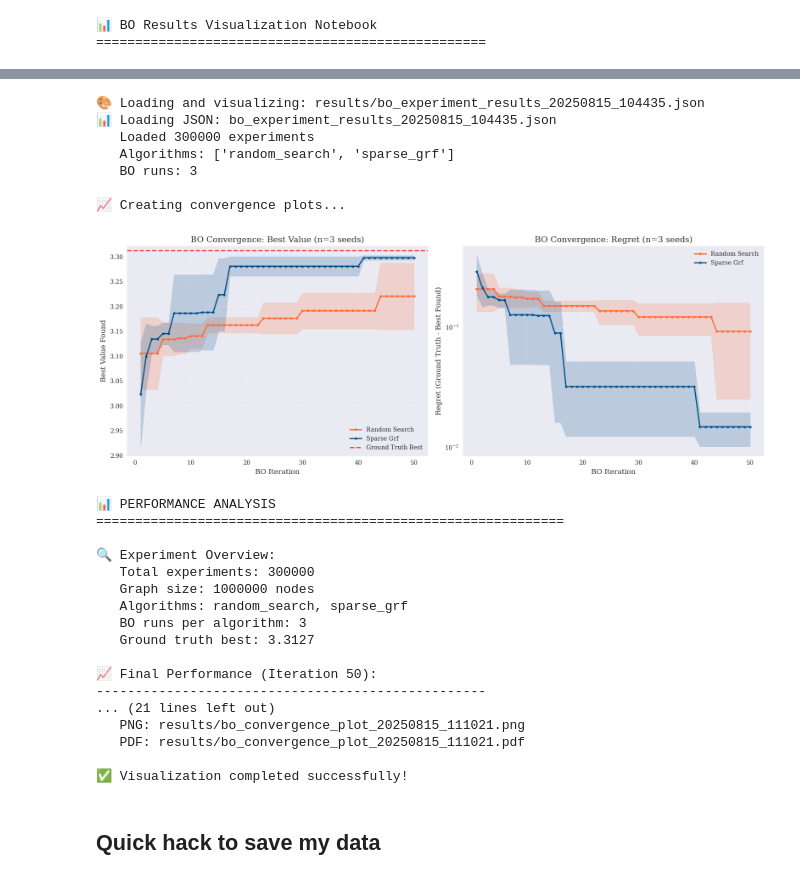
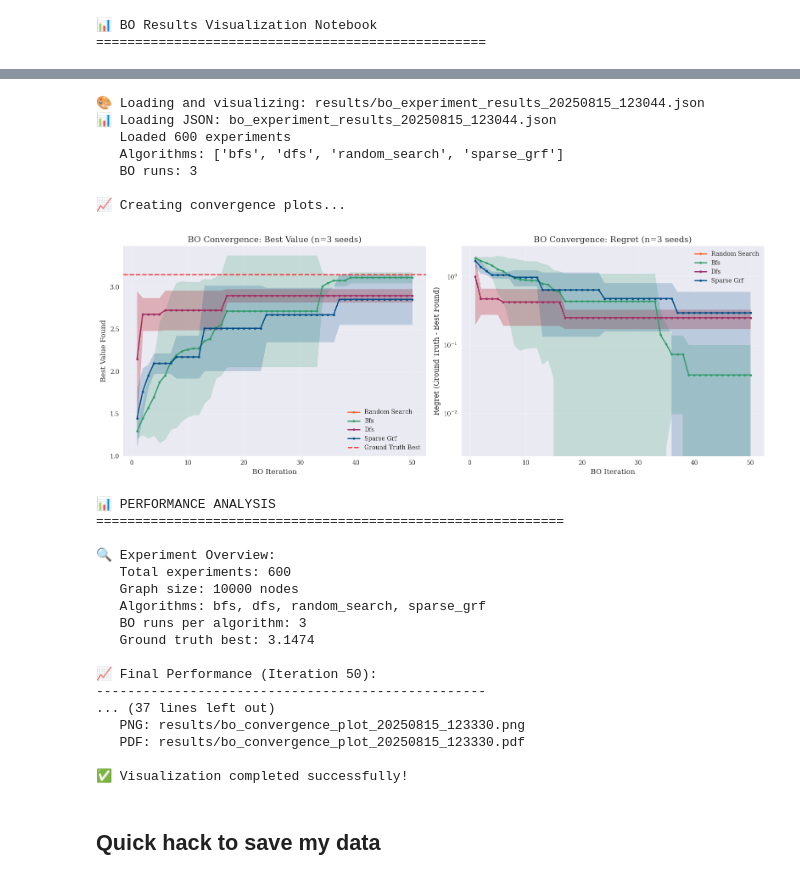
Before and after one commit to MatthewZhang473/Efficient-Gaussian-Process-on-Graphs, a Jupyter notebook: experiments_sparse/scalable_bo/visualize_bo_results.ipynb, the cells around one changed output, grey strips where cells are left out. Cells and saved outputs as stored; diff of their text form; code cells hidden in the pictures.

```diff
--- a/experiments_sparse/scalable_bo/visualize_bo_results.ipynb
+++ b/experiments_sparse/scalable_bo/visualize_bo_results.ipynb
@@ -244,8 +244,8 @@ def create_publication_plots(df, metadata, figsize=(16, 6)):
     colors = {
         'random_search': '#FF6B35',
         'sparse_grf': '#004E89',
-        'dense_grf': '#2F9B69',
-        'gp_ucb': '#9B2F68',
+        'bfs': '#2F9B69',
+        'dfs': '#9B2F68',
         'thompson_sampling': '#8A2BE2'
     }
 
@@ -409,53 +409,53 @@ try:
         print_performance_summary(df, metadata)
 
         # Save plots
         output_dir = os.path.dirname(JSON_PATH)
         timestamp = datetime.now().strftime("%Y%m%d_%H%M%S")
 
         png_file = os.path.join(output_dir, f'bo_convergence_plot_{timestamp}.png')
         pdf_file = os.path.join(output_dir, f'bo_convergence_plot_{timestamp}.pdf')
 
         fig.savefig(png_file, dpi=300, bbox_inches='tight')
         fig.savefig(pdf_file, bbox_inches='tight')
 
         print(f"\n💾 Plots saved:")
         print(f"   PNG: {png_file}")
         print(f"   PDF: {pdf_file}")
 
         print(f"\n✅ Visualization completed successfully!")
 
     else:
         print(f"❌ JSON file not found: {JSON_PATH}")
         print(f"   Please run previous cells or update JSON_PATH variable")
 
 except Exception as e:
     print(f"❌ Visualization failed: {e}")
     import traceback
     traceback.print_exc()
 # %% [output]
-🎨 Loading and visualizing: results/bo_experiment_results_20250815_104435.json
-📊 Loading JSON: bo_experiment_results_20250815_104435.json
-   Loaded 300000 experiments
-   Algorithms: ['random_search', 'sparse_grf']
+🎨 Loading and visualizing: results/bo_experiment_results_20250815_123044.json
+📊 Loading JSON: bo_experiment_results_20250815_123044.json
+   Loaded 600 experiments
+   Algorithms: ['bfs', 'dfs', 'random_search', 'sparse_grf']
    BO runs: 3
 
 📈 Creating convergence plots...
-[figure, old version]
+[figure, new version]
 📊 PERFORMANCE ANALYSIS
 ============================================================
 
 🔍 Experiment Overview:
-   Total experiments: 300000
-   Graph size: 1000000 nodes
-   Algorithms: random_search, sparse_grf
+   Total experiments: 600
+   Graph size: 10000 nodes
+   Algorithms: bfs, dfs, random_search, sparse_grf
    BO runs per algorithm: 3
-   Ground truth best: 3.3127
+   Ground truth best: 3.1474
 
 📈 Final Performance (Iteration 50):
 --------------------------------------------------
-... (21 lines left out)
-   PNG: results/bo_convergence_plot_20250815_111021.png
-   PDF: results/bo_convergence_plot_20250815_111021.pdf
+... (37 lines left out)
+   PNG: results/bo_convergence_plot_20250815_123330.png
+   PDF: results/bo_convergence_plot_20250815_123330.pdf
 
 ✅ Visualization completed successfully!
 # %% [markdown]
```
Also changed, not shown: parts of 9 cells of this notebook, 3 other files.
